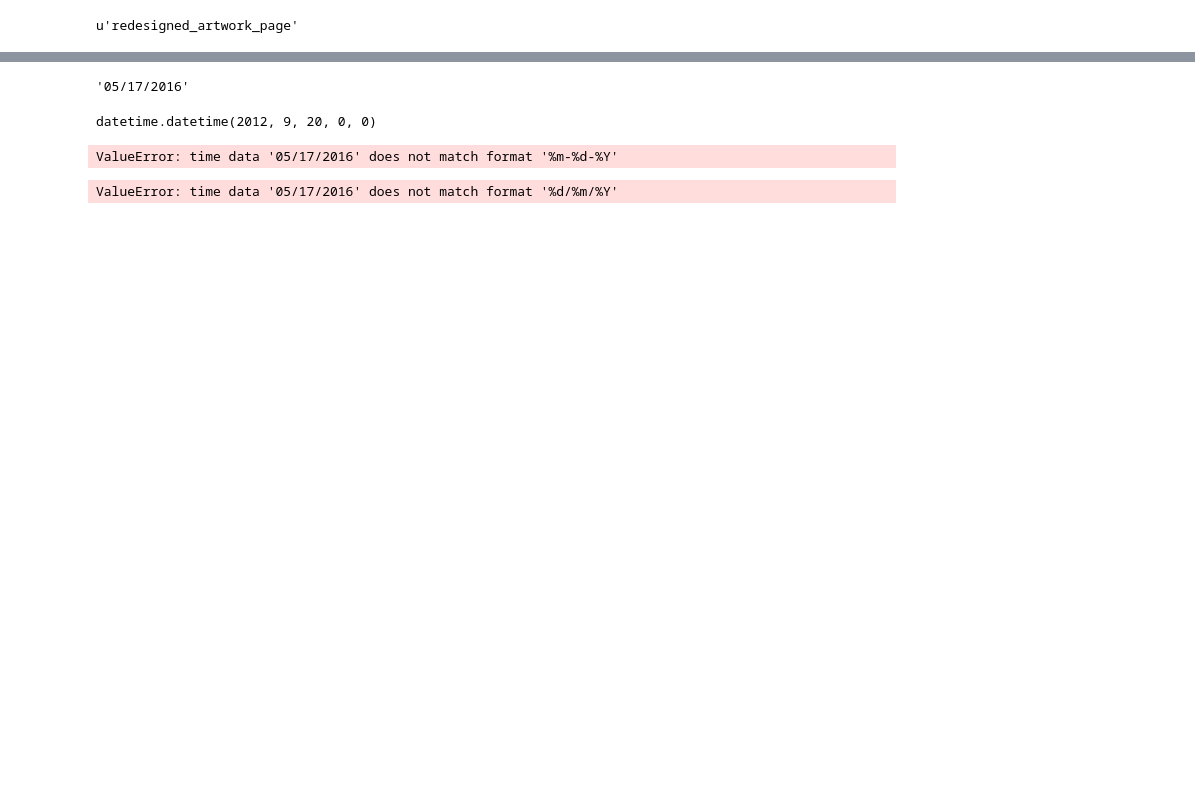
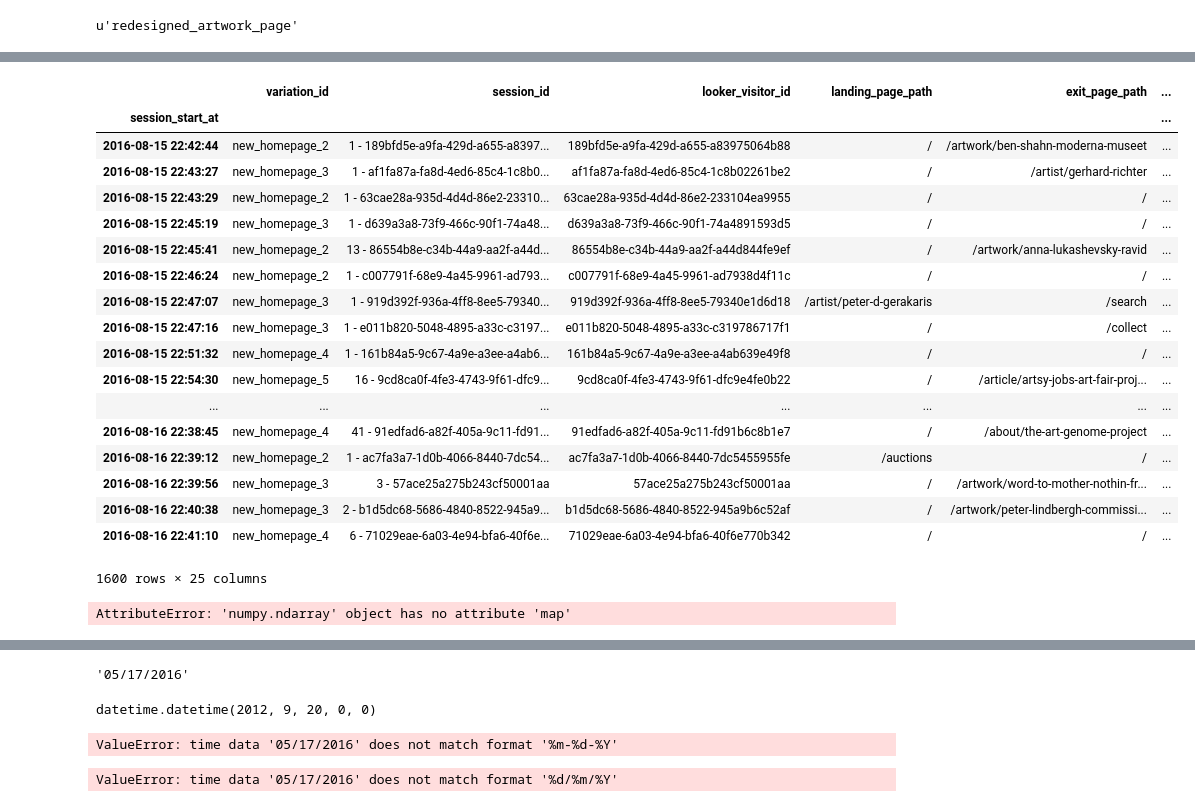
Before and after one commit to OLI9292/abTesting, a Jupyter notebook: autoab.ipynb, the cells around one changed output, grey strips where cells are left out. Cells and saved outputs as stored; diff of their text form; code cells hidden in the pictures; blank space fills up the shorter version.

```diff
--- a/autoab.ipynb
+++ b/autoab.ipynb
@@ -42,0 +77,2 @@ Timestamp('2016-05-17 14:43:22')
+# %%
+test = test.reset_index()
@@ -42,0 +81,2 @@ Timestamp('2016-05-17 14:43:22')
+# %%
+test['session_start_at'] = test['session_start_at'].map(lambda x: x.to_datetime())
@@ -42,0 +85,26 @@ Timestamp('2016-05-17 14:43:22')
+# %%
+test
+# %% [output]
+|  | variation_id | session_id | looker_visitor_id | landing_page_path | exit_page_path | ... |
+| session_start_at |  |  |  |  |  | ... |
+| 2016-08-15 22:42:44 | new_homepage_2 | 1 - 189bfd5e-a9fa-429d-a655-a8397... | 189bfd5e-a9fa-429d-a655-a83975064b88 | / | /artwork/ben-shahn-moderna-museet | ... |
+| 2016-08-15 22:43:27 | new_homepage_3 | 1 - af1fa87a-fa8d-4ed6-85c4-1c8b0... | af1fa87a-fa8d-4ed6-85c4-1c8b02261be2 | / | /artist/gerhard-richter | ... |
+| 2016-08-15 22:43:29 | new_homepage_2 | 1 - 63cae28a-935d-4d4d-86e2-23310... | 63cae28a-935d-4d4d-86e2-233104ea9955 | / | / | ... |
+| 2016-08-15 22:45:19 | new_homepage_3 | 1 - d639a3a8-73f9-466c-90f1-74a48... | d639a3a8-73f9-466c-90f1-74a4891593d5 | / | / | ... |
+| 2016-08-15 22:45:41 | new_homepage_2 | 13 - 86554b8e-c34b-44a9-aa2f-a44d... | 86554b8e-c34b-44a9-aa2f-a44d844fe9ef | / | /artwork/anna-lukashevsky-ravid | ... |
+| 2016-08-15 22:46:24 | new_homepage_2 | 1 - c007791f-68e9-4a45-9961-ad793... | c007791f-68e9-4a45-9961-ad7938d4f11c | / | / | ... |
+| 2016-08-15 22:47:07 | new_homepage_3 | 1 - 919d392f-936a-4ff8-8ee5-79340... | 919d392f-936a-4ff8-8ee5-79340e1d6d18 | /artist/peter-d-gerakaris | /search | ... |
+| 2016-08-15 22:47:16 | new_homepage_3 | 1 - e011b820-5048-4895-a33c-c3197... | e011b820-5048-4895-a33c-c319786717f1 | / | /collect | ... |
+| 2016-08-15 22:51:32 | new_homepage_4 | 1 - 161b84a5-9c67-4a9e-a3ee-a4ab6... | 161b84a5-9c67-4a9e-a3ee-a4ab639e49f8 | / | / | ... |
+| 2016-08-15 22:54:30 | new_homepage_5 | 16 - 9cd8ca0f-4fe3-4743-9f61-dfc9... | 9cd8ca0f-4fe3-4743-9f61-dfc9e4fe0b22 | / | /article/artsy-jobs-art-fair-proj... | ... |
+| ... | ... | ... | ... | ... | ... | ... |
+| 2016-08-16 22:38:45 | new_homepage_4 | 41 - 91edfad6-a82f-405a-9c11-fd91... | 91edfad6-a82f-405a-9c11-fd91b6c8b1e7 | / | /about/the-art-genome-project | ... |
+| 2016-08-16 22:39:12 | new_homepage_2 | 1 - ac7fa3a7-1d0b-4066-8440-7dc54... | ac7fa3a7-1d0b-4066-8440-7dc5455955fe | /auctions | / | ... |
+| 2016-08-16 22:39:56 | new_homepage_3 | 3 - 57ace25a275b243cf50001aa | 57ace25a275b243cf50001aa | / | /artwork/word-to-mother-nothin-fr... | ... |
+| 2016-08-16 22:40:38 | new_homepage_3 | 2 - b1d5dc68-5686-4840-8522-945a9... | b1d5dc68-5686-4840-8522-945a9b6c52af | / | /artwork/peter-lindbergh-commissi... | ... |
+| 2016-08-16 22:41:10 | new_homepage_4 | 6 - 71029eae-6a03-4e94-bfa6-40f6e... | 71029eae-6a03-4e94-bfa6-40f6e770b342 | / | / | ... |
+1600 rows × 25 columns
+# %%
+x.map(lambda dt: dt.strftime("%Y-%m-%d %H:%M:%S"))
+# %% [output]
+AttributeError: 'numpy.ndarray' object has no attribute 'map'
```
Also changed, not shown: parts of 49 cells of this notebook, 9 other files.
